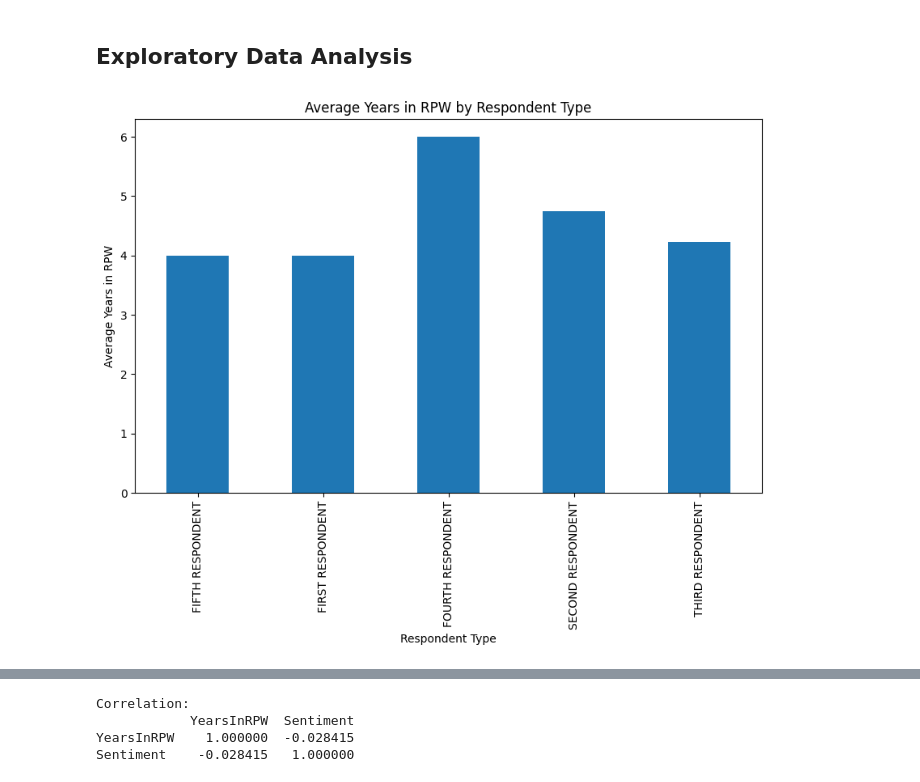
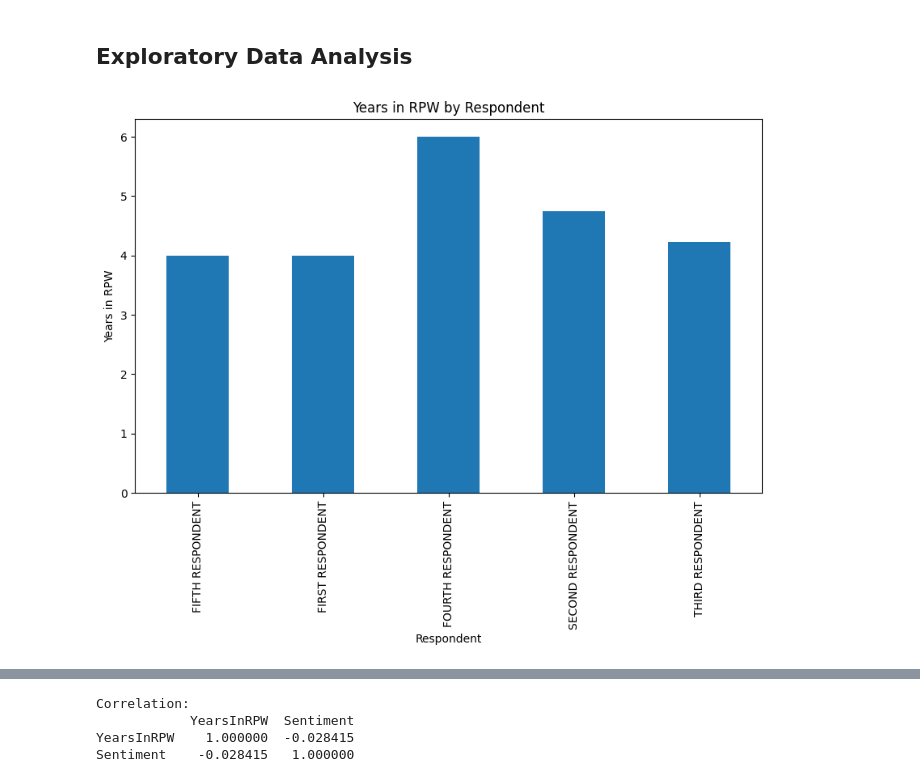
Before and after one commit to HiroshiJoe/Role-Play-World-Research, a Jupyter notebook: Role_Play_World_A_Deeper_Dive.ipynb, the cells around one changed output, grey strips where cells are left out. Cells and saved outputs as stored; diff of their text form; code cells hidden in the pictures.

```diff
--- a/Role_Play_World_A_Deeper_Dive.ipynb
+++ b/Role_Play_World_A_Deeper_Dive.ipynb
@@ -118,12 +160,12 @@ array(['CELESTE MAE ABAO', 'REY RICH TAMAYO', 'TWINNY MAY ECHEVERIA',
 # %%
 #Years in RPW (Bar Plot)
 df['YearsInRPW'] = 2023 - df['RPWUserSince']  # The interview happened in the year 2023
 average_years = df.groupby('RespondentType')['YearsInRPW'].mean()
 plt.figure(figsize=(10, 6))
 average_years.plot(kind='bar')
-plt.title('Average Years in RPW by Respondent Type')
-plt.xlabel('Respondent Type')
-plt.ylabel('Average Years in RPW')
+plt.title('Years in RPW by Respondent')
+plt.xlabel('Respondent')
+plt.ylabel('Years in RPW')
 plt.show()
 # %% [output]
-[figure, old version]
+[figure, new version]
```
Also changed, not shown: parts of 20 cells of this notebook.
